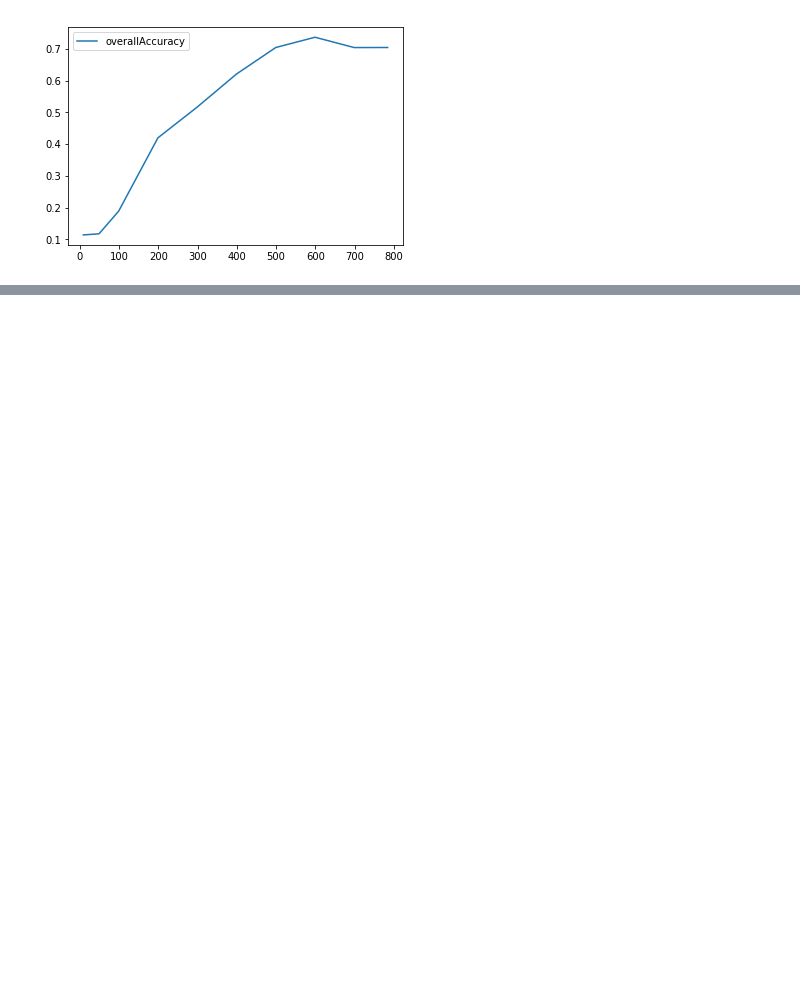
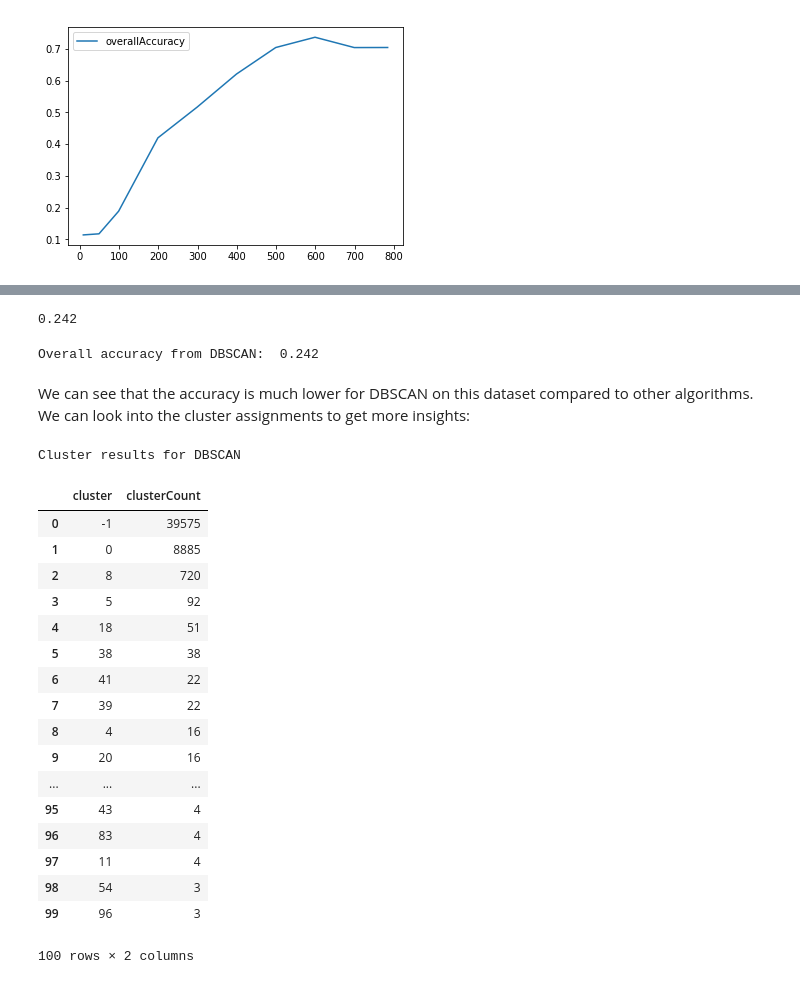
Before and after one commit to varinen/handson-unsupervised-learning, a Jupyter notebook: Chap05.ipynb, the cells around one changed output, grey strips where cells are left out. Drawn from its saved outputs; the diff is of its cells as text; code cells hidden in the pictures; blank space fills up the shorter version.

```diff
--- a/Chap05.ipynb
+++ b/Chap05.ipynb
@@ -381,0 +516,53 @@ Z_dataFrame.iloc[:20]
+# %%
+from sklearn.cluster import DBSCAN
+
+eps = 3
+min_samples = 5
+leaf_size = 30
+n_jobs = 4
+
+db = DBSCAN(eps=eps, min_samples=min_samples, leaf_size=leaf_size,
+            n_jobs=n_jobs)
+
+cutoff = 99
+X_train_PCA_dbscanClustered = db.fit_predict(X_train_PCA.loc[:,0:cutoff])
+X_train_PCA_dbscanClustered = \
+    pd.DataFrame(data=X_train_PCA_dbscanClustered, index=X_train.index, \
+                 columns=['cluster'])
+
+countByCluster_dbscan, countByLabel_dbscan, countMostFreq_dbscan, \
+    accuracyDF_dbscan, overallAccuracy_dbscan, accuracyByLabel_dbscan \
+    = analyzeCluster(X_train_PCA_dbscanClustered, y_train)
+
+overallAccuracy_dbscan
+# %% [output]
+0.242
+# %%
+print("Overall accuracy from DBSCAN: ",overallAccuracy_dbscan)
+# %% [output]
+Overall accuracy from DBSCAN:  0.242
+# %% [markdown]
+We can see that the accuracy is much lower for DBSCAN on this dataset compared to other algorithms. We can look into the cluster assignments to get more insights:
+# %%
+print("Cluster results for DBSCAN")
+countByCluster_dbscan
+# %% [output]
+Cluster results for DBSCAN
+|  | cluster | clusterCount |
+| 0 | -1 | 39575 |
+| 1 | 0 | 8885 |
+| 2 | 8 | 720 |
+| 3 | 5 | 92 |
+| 4 | 18 | 51 |
+| 5 | 38 | 38 |
+| 6 | 41 | 22 |
+| 7 | 39 | 22 |
+| 8 | 4 | 16 |
+| 9 | 20 | 16 |
+| ... | ... | ... |
+| 95 | 43 | 4 |
+| 96 | 83 | 4 |
+| 97 | 11 | 4 |
+| 98 | 54 | 3 |
+| 99 | 96 | 3 |
+100 rows × 2 columns
```
Also changed, not shown: parts of 24 cells of this notebook, 7 other files.
